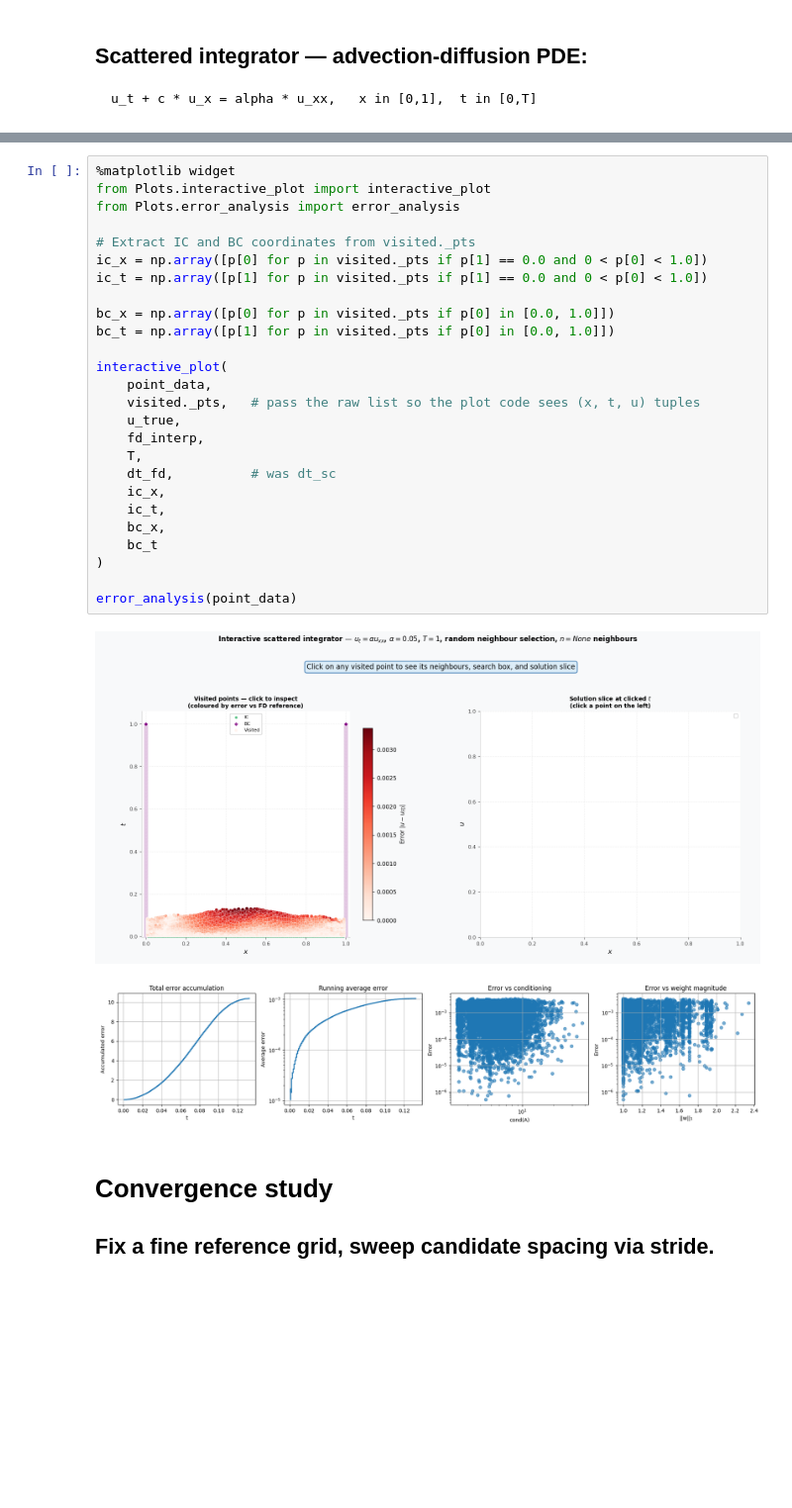
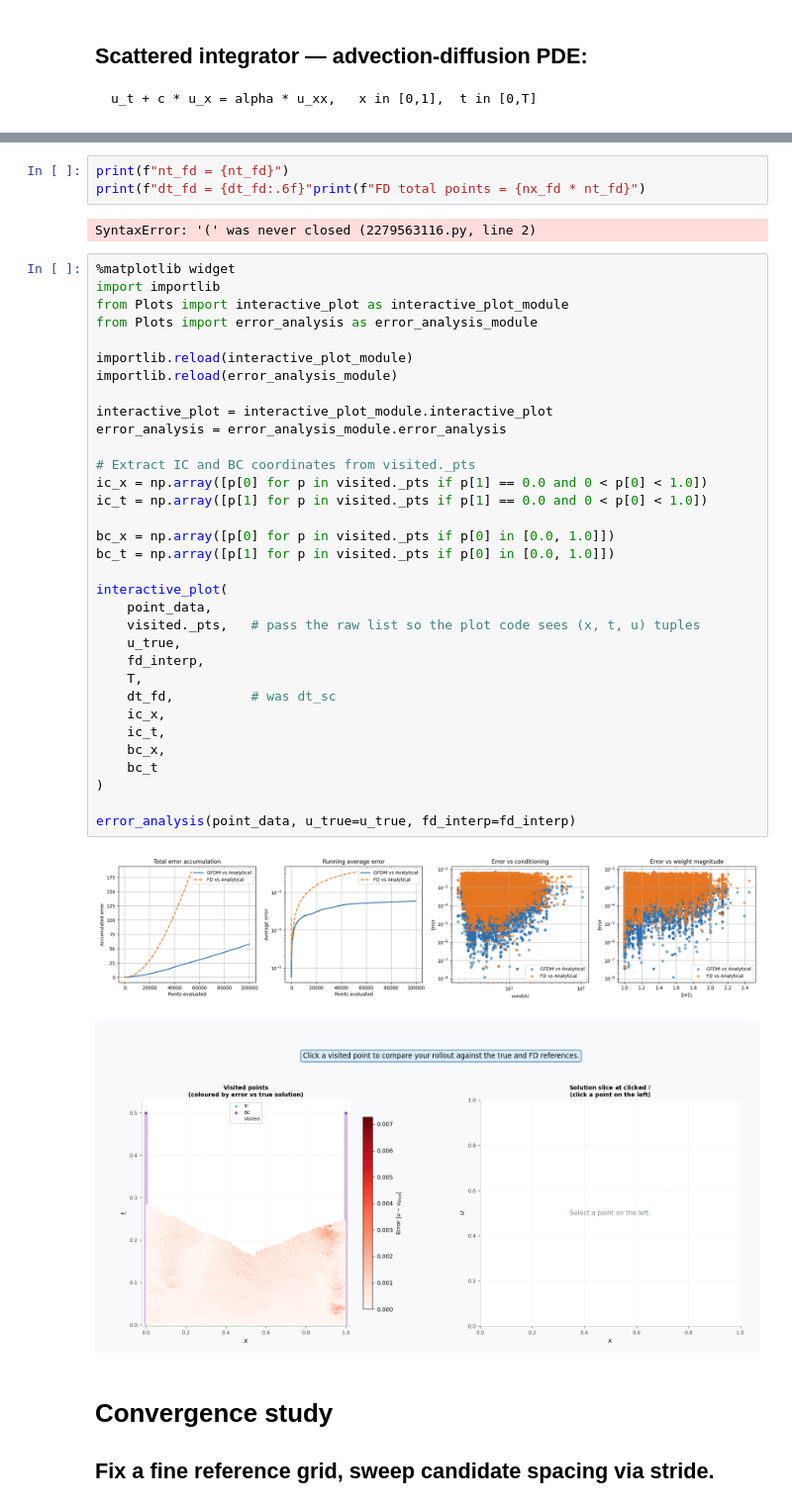
Before and after one commit to atayyar1/RL-For-PDEs, a Jupyter notebook: Taylor linear predictor/3.3 Rollout with weights constraints_PDE informed.ipynb, the cells around one changed output, grey strips where cells are left out. Shown at 99% size. Saved outputs shown, nothing was run; the diff lists cells and outputs as text; blank space fills up the shorter version.

```diff
--- a/Taylor linear predictor/3.3 Rollout with weights constraints_PDE informed.ipynb
+++ b/Taylor linear predictor/3.3 Rollout with weights constraints_PDE informed.ipynb
@@ -361,32 +371,44 @@ Building FD reference...
+# %%
+print(f"nt_fd = {nt_fd}")
+print(f"dt_fd = {dt_fd:.6f}"print(f"FD total points = {nx_fd * nt_fd}")
+# %% [output]
+SyntaxError: '(' was never closed (2279563116.py, line 2)
 # %%
 %matplotlib widget
-from Plots.interactive_plot import interactive_plot
-from Plots.error_analysis import error_analysis
+import importlib
+from Plots import interactive_plot as interactive_plot_module
+from Plots import error_analysis as error_analysis_module
+
+importlib.reload(interactive_plot_module)
+importlib.reload(error_analysis_module)
+
+interactive_plot = interactive_plot_module.interactive_plot
+error_analysis = error_analysis_module.error_analysis
 
 # Extract IC and BC coordinates from visited._pts
 ic_x = np.array([p[0] for p in visited._pts if p[1] == 0.0 and 0 < p[0] < 1.0])
 ic_t = np.array([p[1] for p in visited._pts if p[1] == 0.0 and 0 < p[0] < 1.0])
 
 bc_x = np.array([p[0] for p in visited._pts if p[0] in [0.0, 1.0]])
 bc_t = np.array([p[1] for p in visited._pts if p[0] in [0.0, 1.0]])
 
 interactive_plot(
     point_data,
     visited._pts,   # pass the raw list so the plot code sees (x, t, u) tuples
     u_true,
     fd_interp,
     T,
     dt_fd,          # was dt_sc
     ic_x,
     ic_t,
     bc_x,
     bc_t
 )
 
-error_analysis(point_data)
+error_analysis(point_data, u_true=u_true, fd_interp=fd_interp)
 # %% [output]
-[figure, old version]
+[figure, new version]
-[figure, old version]
+[figure, new version]
 # %% [markdown]
 # Convergence study
 ## Fix a fine reference grid, sweep candidate spacing via stride.
```
Also changed, not shown: parts of 2 cells of this notebook, 9 other files.
